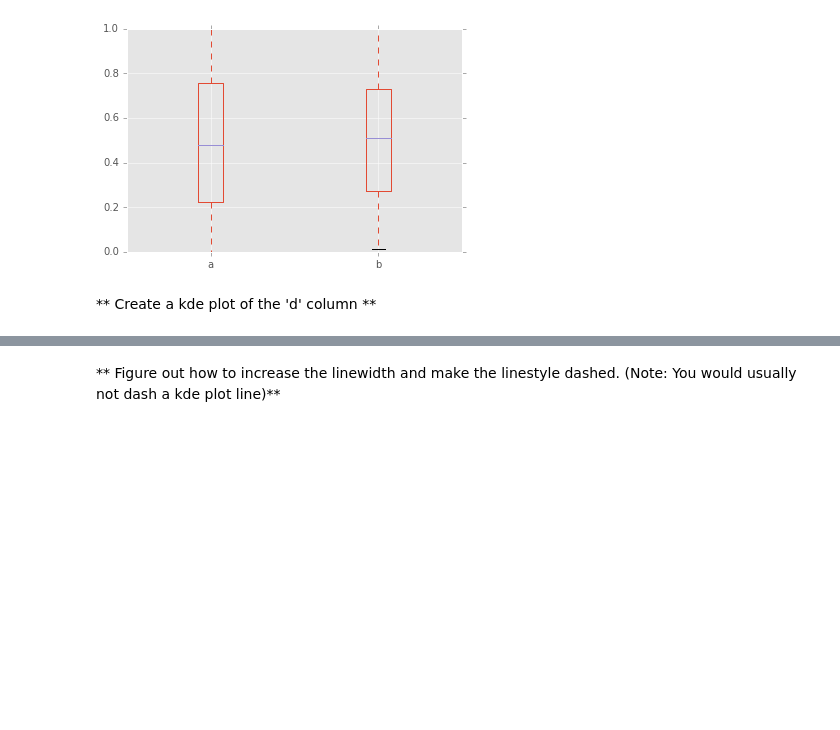
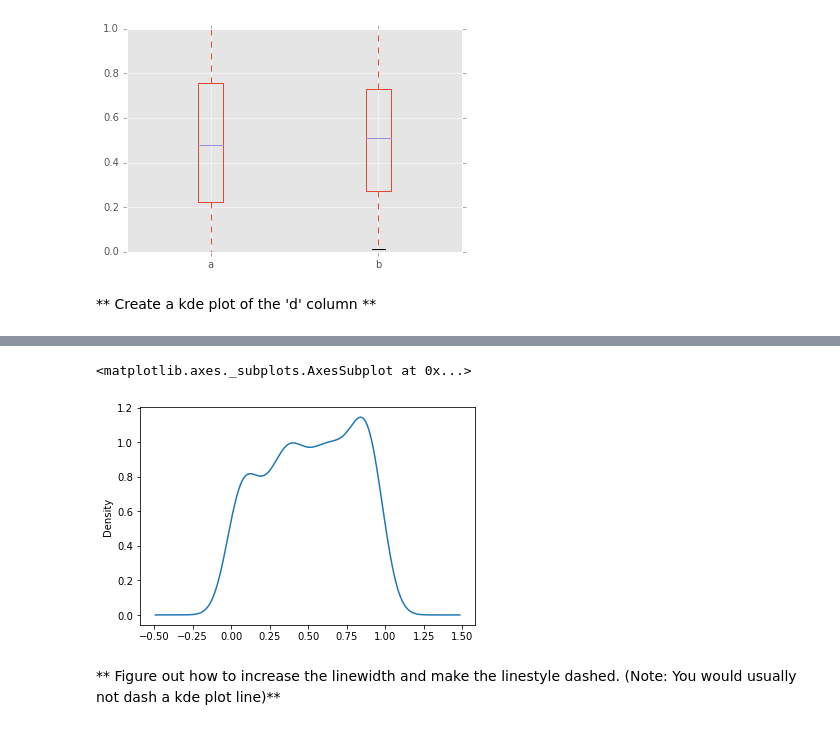
Before and after one commit to thomasdunlap/Python-DS-And-ML-Bootcamp, a Jupyter notebook: Python-for-Data-Visualization/Pandas Built-in Data Viz/Pandas Data Visualization Exercise .ipynb, the cells around one changed output, grey strips where cells are left out. Drawn from its saved outputs; the diff is of its cells as text; code cells hidden in the pictures; blank space fills up the shorter version.

```diff
--- a/Python-for-Data-Visualization/Pandas Built-in Data Viz/Pandas Data Visualization Exercise .ipynb
+++ b/Python-for-Data-Visualization/Pandas Built-in Data Viz/Pandas Data Visualization Exercise .ipynb
@@ -70,3 +83,8 @@ df3.plot.scatter(x='a', y='b')
+# %%
+df3['d'].plot.kde()
+# %% [output]
+<matplotlib.axes._subplots.AxesSubplot at 0x...>
+[figure, added]
 # %% [markdown]
 ** Figure out how to increase the linewidth and make the linestyle dashed. (Note: You would usually not dash a kde plot line)**
 # %%
```
Also changed, not shown: parts of 6 cells of this notebook.
